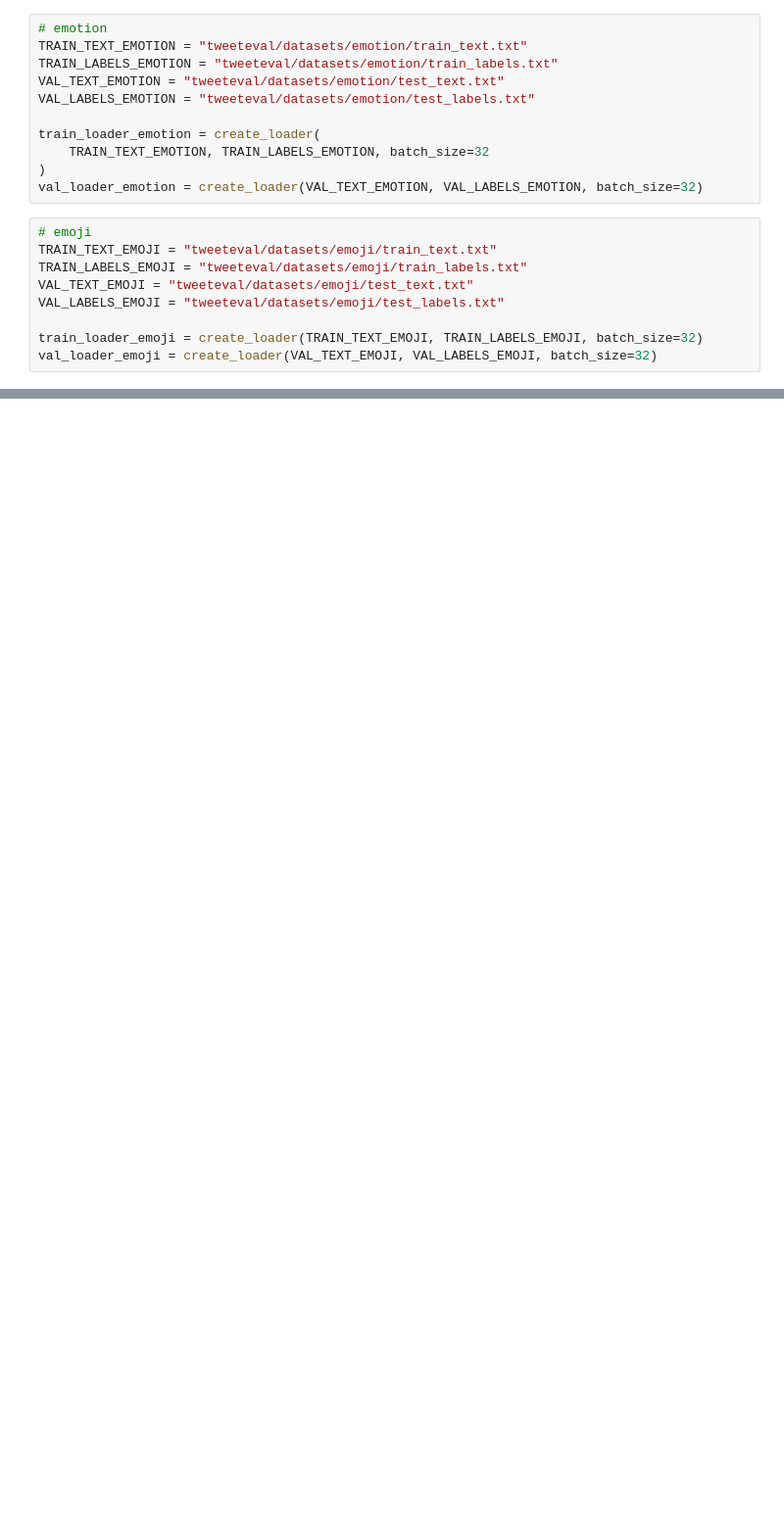
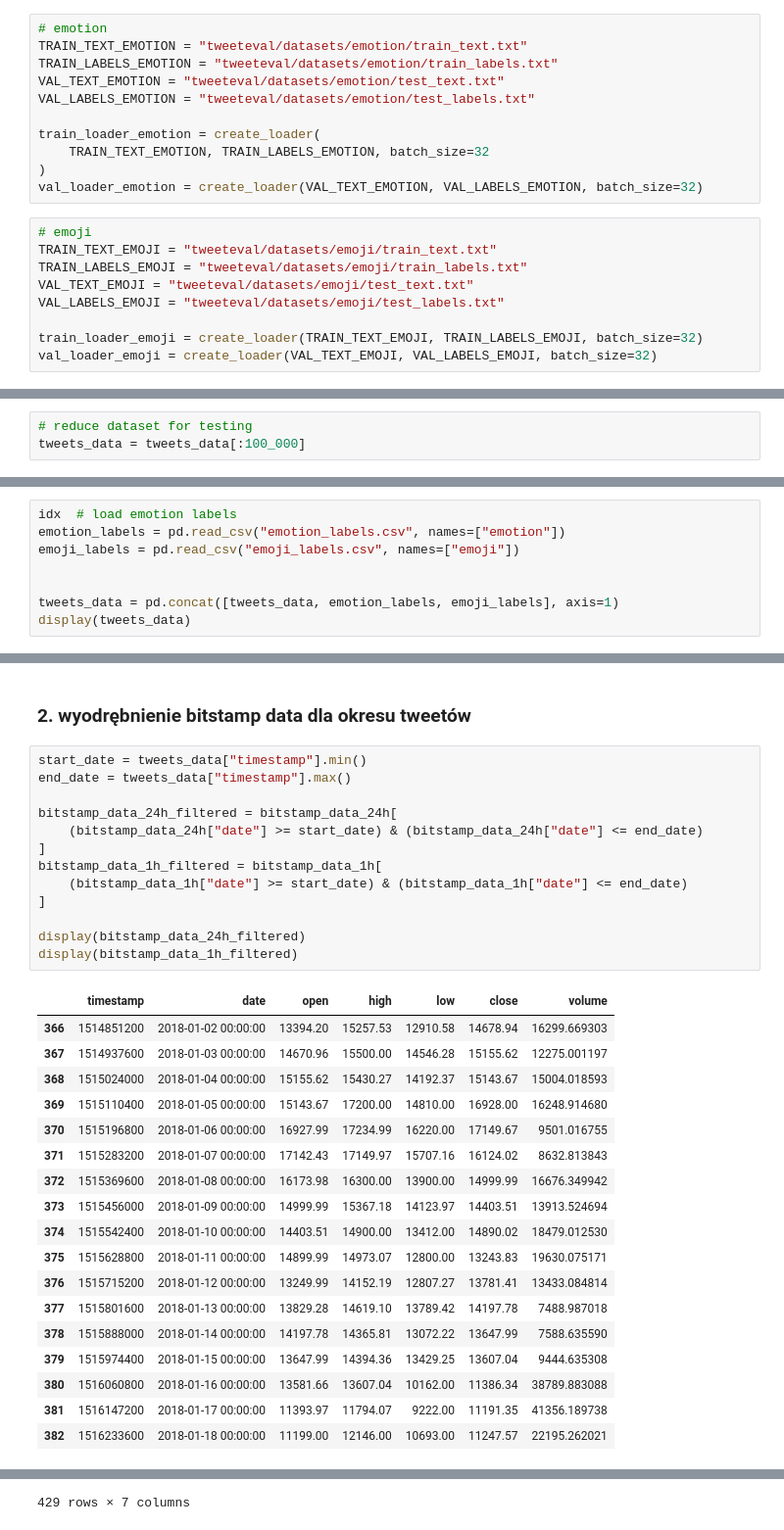
Before and after one commit to piotrdurniat/deep-neural-networks-lab, a Jupyter notebook: lab-11/lab11.ipynb, the cells around one changed output, grey strips where cells are left out. Shown at 98% size. Drawn from its saved outputs; the diff is of its cells as text; blank space fills up the shorter version.

```diff
--- a/lab-11/lab11.ipynb
+++ b/lab-11/lab11.ipynb
@@ -366,0 +379,3 @@ Accuracy: 34.88
+# %%
+# reduce dataset for testing
+tweets_data = tweets_data[:100_000]
@@ -366,0 +467,8 @@ Accuracy: 34.88
+# %%
+idx  # load emotion labels
+emotion_labels = pd.read_csv("emotion_labels.csv", names=["emotion"])
+emoji_labels = pd.read_csv("emoji_labels.csv", names=["emoji"])
+
+
+tweets_data = pd.concat([tweets_data, emotion_labels, emoji_labels], axis=1)
+display(tweets_data)
@@ -366,0 +489,34 @@ Accuracy: 34.88
+# %% [markdown]
+### 2. wyodrębnienie bitstamp data dla okresu tweetów
+# %%
+start_date = tweets_data["timestamp"].min()
+end_date = tweets_data["timestamp"].max()
+
+bitstamp_data_24h_filtered = bitstamp_data_24h[
+    (bitstamp_data_24h["date"] >= start_date) & (bitstamp_data_24h["date"] <= end_date)
+]
+bitstamp_data_1h_filtered = bitstamp_data_1h[
+    (bitstamp_data_1h["date"] >= start_date) & (bitstamp_data_1h["date"] <= end_date)
+]
+
+display(bitstamp_data_24h_filtered)
+display(bitstamp_data_1h_filtered)
+# %% [output]
+|  | timestamp | date | open | high | low | close | volume |
+| 366 | 1514851200 | 2018-01-02 00:00:00 | 13394.20 | 15257.53 | 12910.58 | 14678.94 | 16299.669303 |
+| 367 | 1514937600 | 2018-01-03 00:00:00 | 14670.96 | 15500.00 | 14546.28 | 15155.62 | 12275.001197 |
+| 368 | 1515024000 | 2018-01-04 00:00:00 | 15155.62 | 15430.27 | 14192.37 | 15143.67 | 15004.018593 |
+| 369 | 1515110400 | 2018-01-05 00:00:00 | 15143.67 | 17200.00 | 14810.00 | 16928.00 | 16248.914680 |
+| 370 | 1515196800 | 2018-01-06 00:00:00 | 16927.99 | 17234.99 | 16220.00 | 17149.67 | 9501.016755 |
+| 371 | 1515283200 | 2018-01-07 00:00:00 | 17142.43 | 17149.97 | 15707.16 | 16124.02 | 8632.813843 |
+| 372 | 1515369600 | 2018-01-08 00:00:00 | 16173.98 | 16300.00 | 13900.00 | 14999.99 | 16676.349942 |
+| 373 | 1515456000 | 2018-01-09 00:00:00 | 14999.99 | 15367.18 | 14123.97 | 14403.51 | 13913.524694 |
+| 374 | 1515542400 | 2018-01-10 00:00:00 | 14403.51 | 14900.00 | 13412.00 | 14890.02 | 18479.012530 |
+| 375 | 1515628800 | 2018-01-11 00:00:00 | 14899.99 | 14973.07 | 12800.00 | 13243.83 | 19630.075171 |
+| 376 | 1515715200 | 2018-01-12 00:00:00 | 13249.99 | 14152.19 | 12807.27 | 13781.41 | 13433.084814 |
+| 377 | 1515801600 | 2018-01-13 00:00:00 | 13829.28 | 14619.10 | 13789.42 | 14197.78 | 7488.987018 |
+| 378 | 1515888000 | 2018-01-14 00:00:00 | 14197.78 | 14365.81 | 13072.22 | 13647.99 | 7588.635590 |
+| 379 | 1515974400 | 2018-01-15 00:00:00 | 13647.99 | 14394.36 | 13429.25 | 13607.04 | 9444.635308 |
+| 380 | 1516060800 | 2018-01-16 00:00:00 | 13581.66 | 13607.04 | 10162.00 | 11386.34 | 38789.883088 |
+| 381 | 1516147200 | 2018-01-17 00:00:00 | 11393.97 | 11794.07 | 9222.00 | 11191.35 | 41356.189738 |
+| 382 | 1516233600 | 2018-01-18 00:00:00 | 11199.00 | 12146.00 | 10693.00 | 11247.57 | 22195.262021 |
@@ -366,0 +535 @@ Accuracy: 34.88
+429 rows × 7 columns
```
Also changed, not shown: parts of 44 cells of this notebook, 7 other files.
